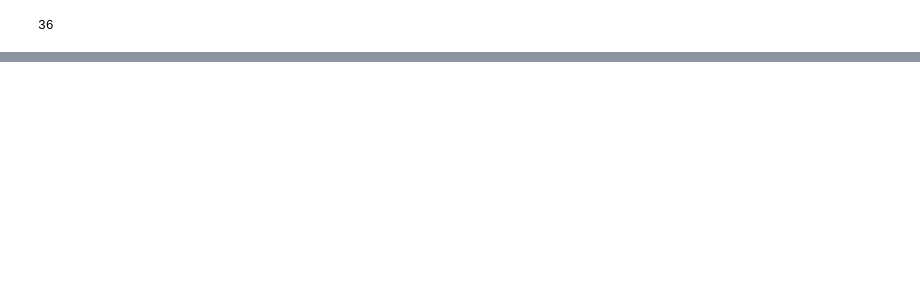
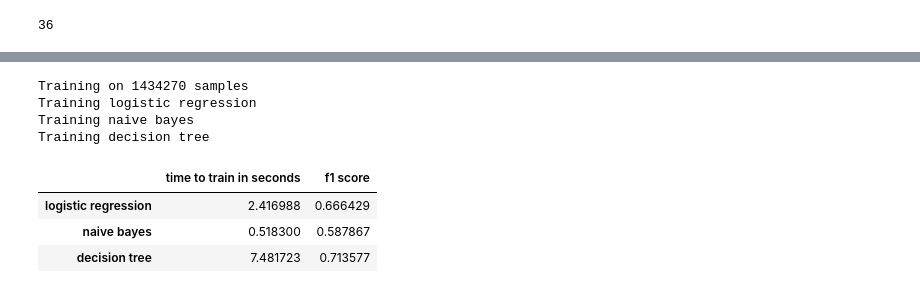
Before and after one commit to chuckeles/tweet-prediction, a Jupyter notebook: notebooks/Performance comparison.ipynb, the cells around one changed output, grey strips where cells are left out. Drawn from its saved outputs; the diff is of its cells as text; code cells hidden in the pictures; blank space fills up the shorter version.

```diff
--- a/notebooks/Performance comparison.ipynb
+++ b/notebooks/Performance comparison.ipynb
@@ -199,0 +152,11 @@ Both logistic regression and decision tree prefer features from weeks 30, 31, an
+# %%
+evaluate_print(3, normalize=True, decay=True)
+# %% [output]
+Training on 1434270 samples
+Training logistic regression
+Training naive bayes
+Training decision tree
+|  | time to train in seconds | f1 score |
+| logistic regression | 2.416988 | 0.666429 |
+| naive bayes | 0.518300 | 0.587867 |
+| decision tree | 7.481723 | 0.713577 |
```
Also changed, not shown: parts of 49 cells of this notebook, 3 other files.
